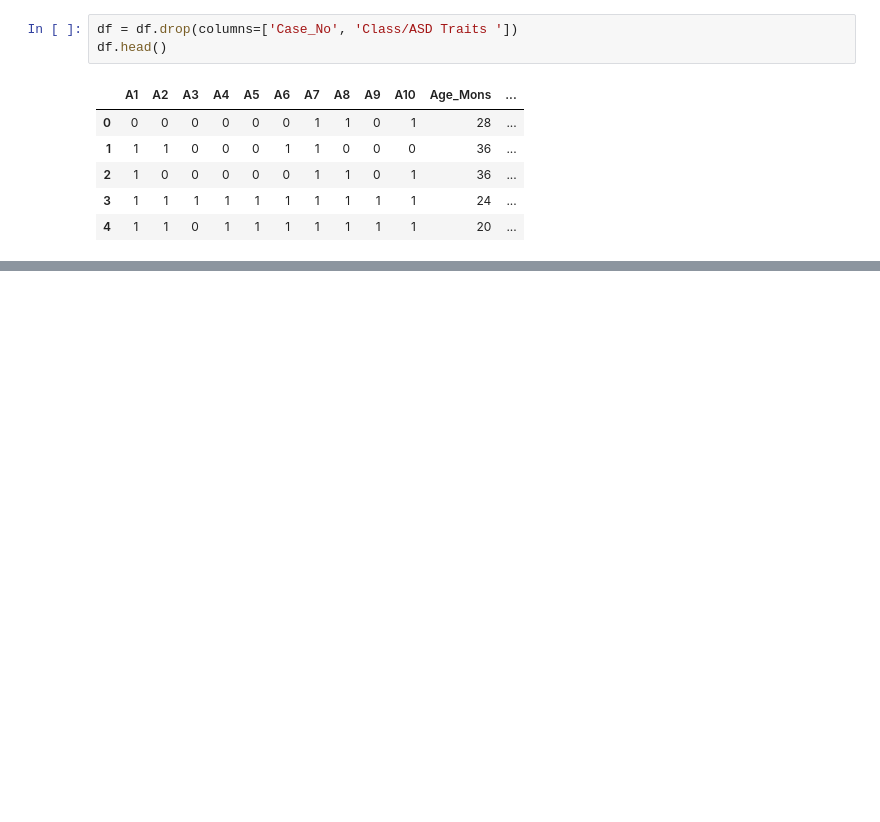
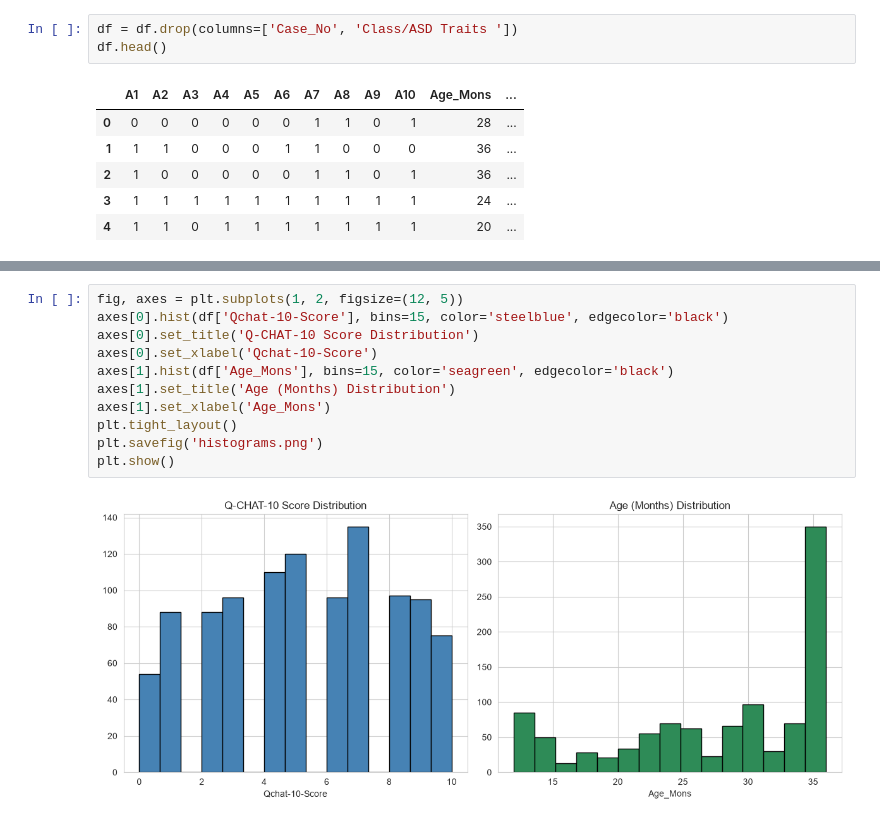
Before and after one commit to Divine-kuzo/linear_regression_model, a Jupyter notebook: summative/linear_regression/multivariate.ipynb, the cells around one changed output, grey strips where cells are left out. Cells and saved outputs as stored; diff of their text form; blank space fills up the shorter version.

```diff
--- a/summative/linear_regression/multivariate.ipynb
+++ b/summative/linear_regression/multivariate.ipynb
@@ -83,0 +95,13 @@ df.head()
+# %%
+fig, axes = plt.subplots(1, 2, figsize=(12, 5))
+axes[0].hist(df['Qchat-10-Score'], bins=15, color='steelblue', edgecolor='black')
+axes[0].set_title('Q-CHAT-10 Score Distribution')
+axes[0].set_xlabel('Qchat-10-Score')
+axes[1].hist(df['Age_Mons'], bins=15, color='seagreen', edgecolor='black')
+axes[1].set_title('Age (Months) Distribution')
+axes[1].set_xlabel('Age_Mons')
+plt.tight_layout()
+plt.savefig('histograms.png')
+plt.show()
+# %% [output]
+[figure, added]
```
Also changed, not shown: parts of 2 cells of this notebook, 1 other file.
